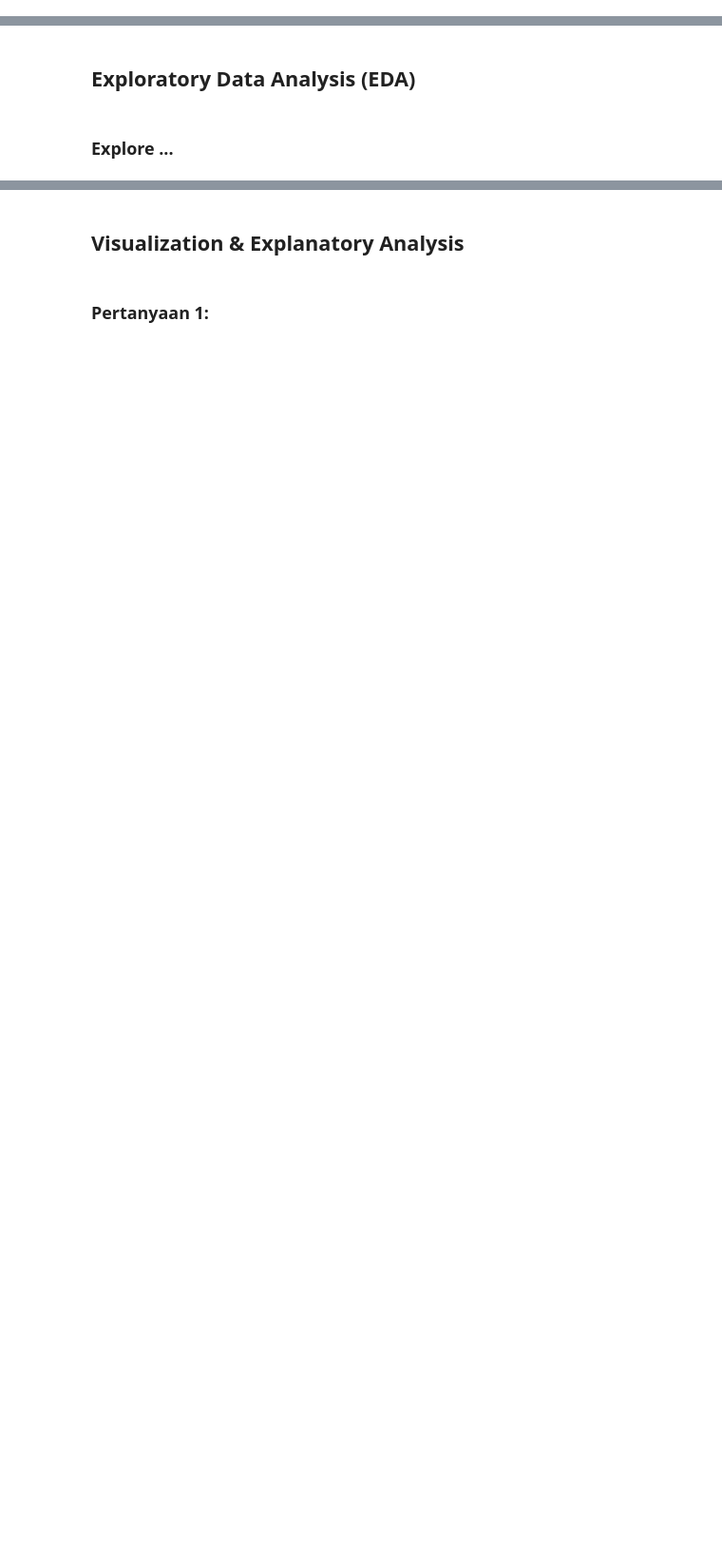
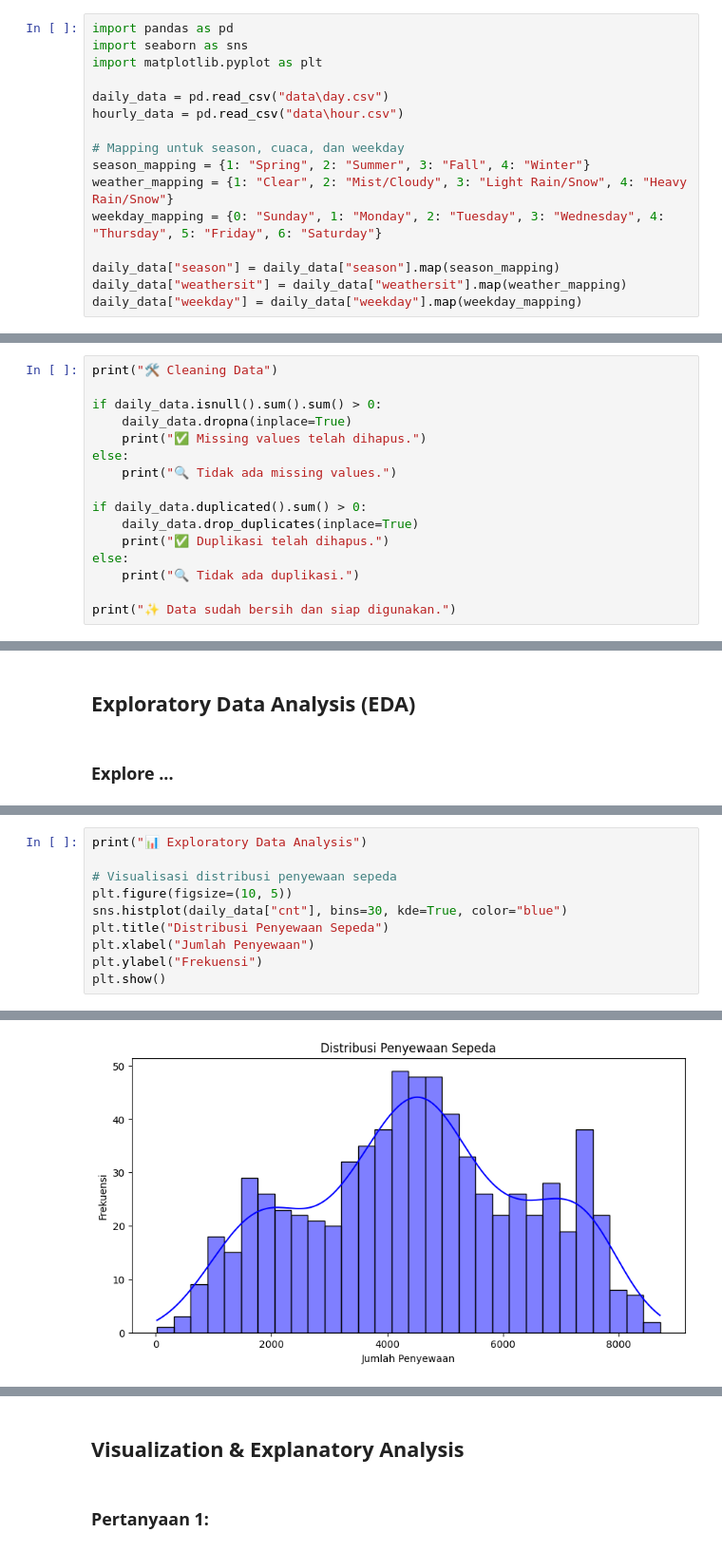
Before and after one commit to Eva-Yuliana/Bike-Sharing, a Jupyter notebook: notebook.ipynb, the cells around one changed output, grey strips where cells are left out. Shown at 95% size. Saved outputs shown, nothing was run; the diff lists cells and outputs as text; blank space fills up the shorter version.

Commit message:
Update data in notebook.ipynb

```diff
--- a/notebook.ipynb
+++ b/notebook.ipynb
@@ -36,0 +21,16 @@ geolocation = pd.read_csv("data\geolocation_dataset.csv")
+# %%
+import pandas as pd
+import seaborn as sns
+import matplotlib.pyplot as plt
+
+daily_data = pd.read_csv("data\day.csv")
+hourly_data = pd.read_csv("data\hour.csv")
+
+# Mapping untuk season, cuaca, dan weekday
+season_mapping = {1: "Spring", 2: "Summer", 3: "Fall", 4: "Winter"}
+weather_mapping = {1: "Clear", 2: "Mist/Cloudy", 3: "Light Rain/Snow", 4: "Heavy Rain/Snow"}
+weekday_mapping = {0: "Sunday", 1: "Monday", 2: "Tuesday", 3: "Wednesday", 4: "Thursday", 5: "Friday", 6: "Saturday"}
+
+daily_data["season"] = daily_data["season"].map(season_mapping)
+daily_data["weathersit"] = daily_data["weathersit"].map(weather_mapping)
+daily_data["weekday"] = daily_data["weekday"].map(weekday_mapping)
@@ -95,0 +71,16 @@ orders["delivery_time"] = (orders["order_delivered_customer_date"] - orders["ord
+# %%
+print("🛠 Cleaning Data")
+
+if daily_data.isnull().sum().sum() > 0:
+    daily_data.dropna(inplace=True)
+    print("✅ Missing values telah dihapus.")
+else:
+    print("🔍 Tidak ada missing values.")
+
+if daily_data.duplicated().sum() > 0:
+    daily_data.drop_duplicates(inplace=True)
+    print("✅ Duplikasi telah dihapus.")
+else:
+    print("🔍 Tidak ada duplikasi.")
+
+print("✨ Data sudah bersih dan siap digunakan.")
@@ -133,0 +100,11 @@ plt.show()
+# %%
+print("📊 Exploratory Data Analysis")
+
+# Visualisasi distribusi penyewaan sepeda
+plt.figure(figsize=(10, 5))
+sns.histplot(daily_data["cnt"], bins=30, kde=True, color="blue")
+plt.title("Distribusi Penyewaan Sepeda")
+plt.xlabel("Jumlah Penyewaan")
+plt.ylabel("Frekuensi")
+plt.show()
+# %% [output]
@@ -133,0 +112 @@ plt.show()
+[figure, added]
```
Also changed, not shown: parts of 26 cells of this notebook.
